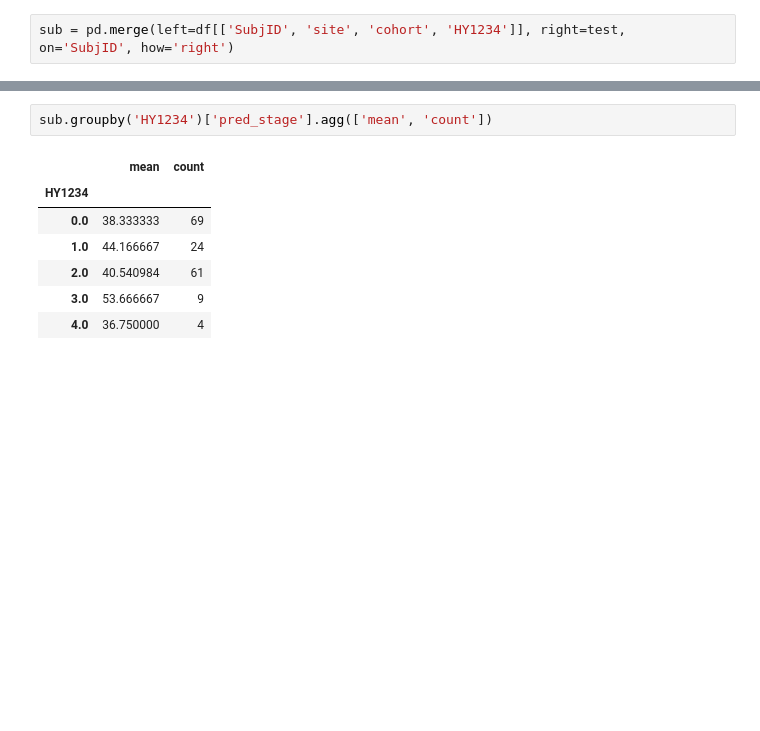
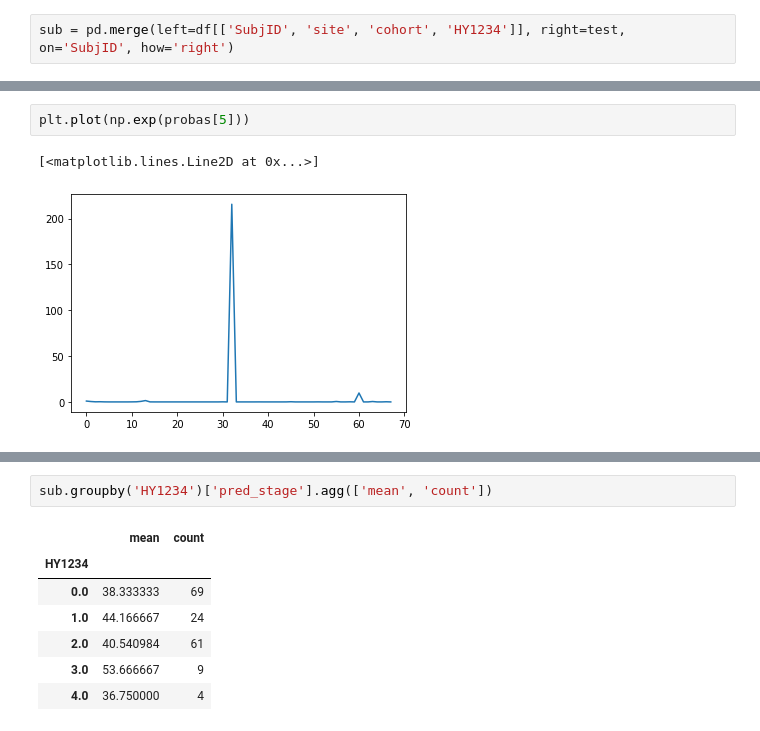
Before and after one commit to kurmukovai/ebm-progression, a Jupyter notebook: notebooks/1_testing.ipynb, the cells around one changed output, grey strips where cells are left out. Drawn from its saved outputs; the diff is of its cells as text; blank space fills up the shorter version.

```diff
--- a/notebooks/1_testing.ipynb
+++ b/notebooks/1_testing.ipynb
@@ -39,0 +94,5 @@ sub = pd.merge(left=df[['SubjID', 'site', 'cohort', 'HY1234']], right=test, on='
+# %%
+plt.plot(np.exp(probas[5]))
+# %% [output]
+[<matplotlib.lines.Line2D at 0x...>]
+[figure, added]
```
Also changed, not shown: parts of 19 cells of this notebook, 1 other file.
